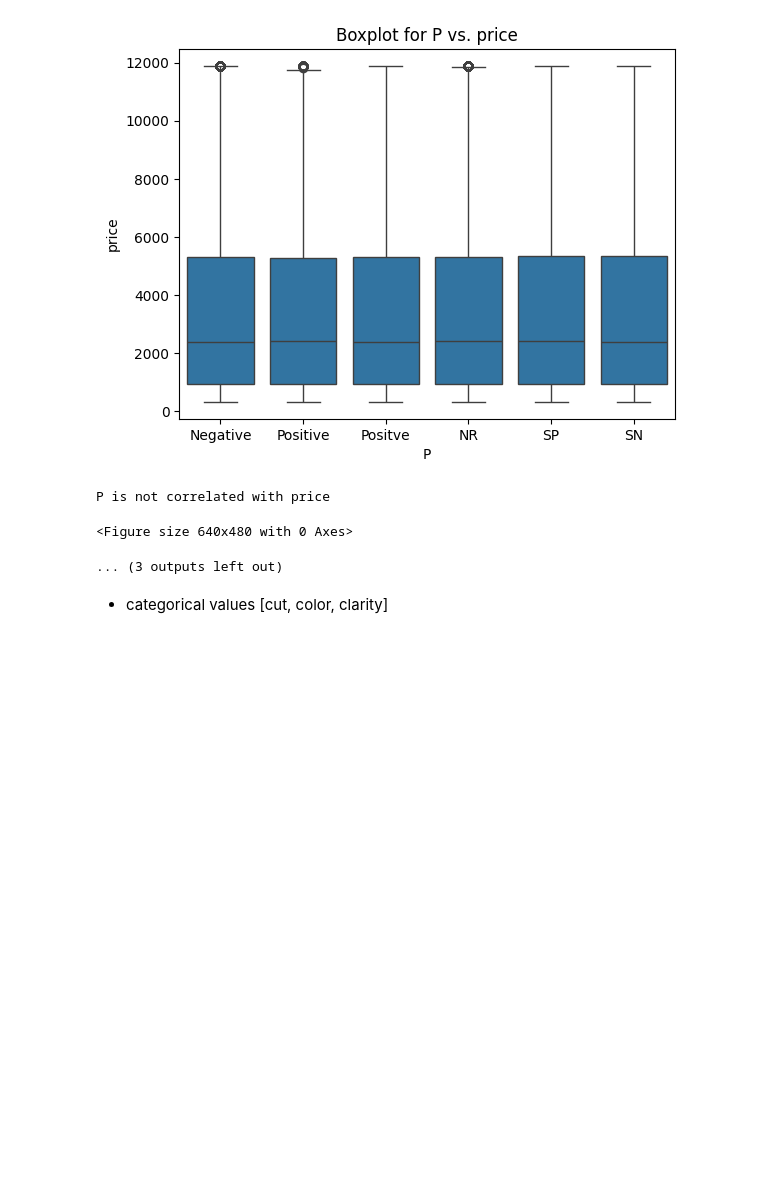
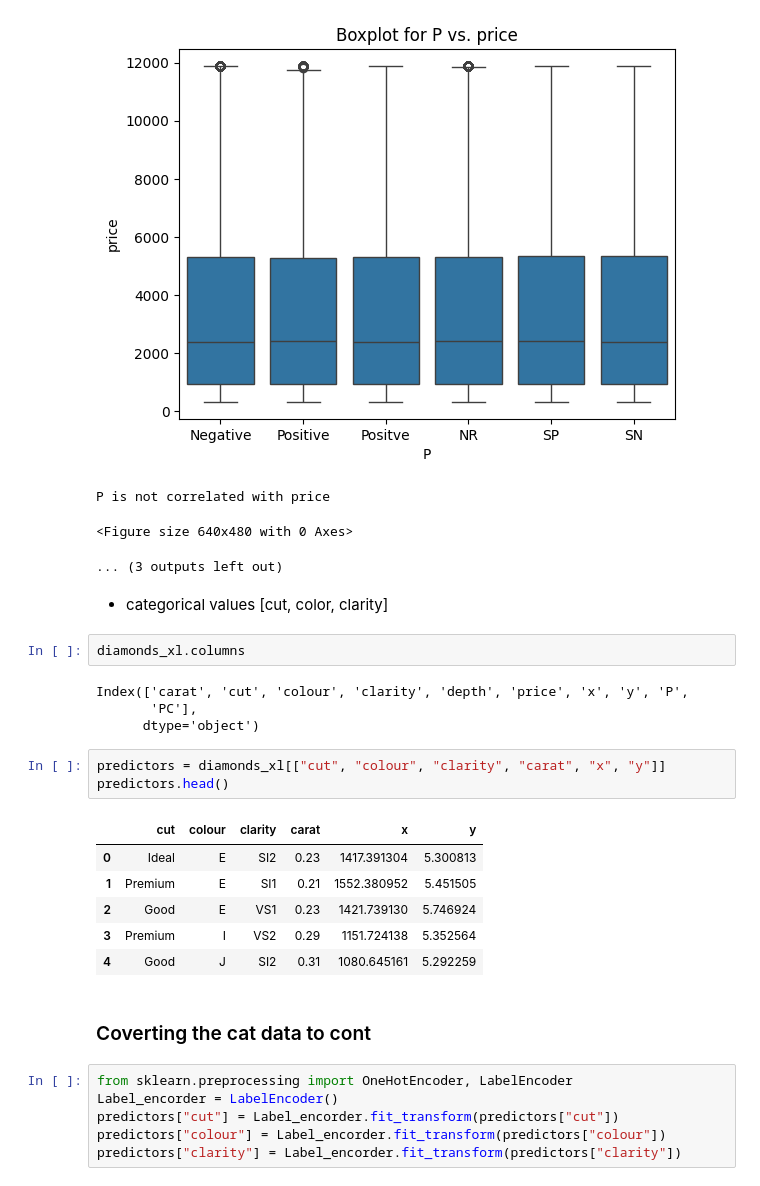
Before and after one commit to Data-Science-UCU-Chapter/Training-code-, a Jupyter notebook: first.ipynb, the cells around one changed output. Cells and saved outputs as stored; diff of their text form; blank space fills up the shorter version.

```diff
--- a/first.ipynb
+++ b/first.ipynb
@@ -241,3 +242,27 @@ P is not correlated with price
 ... (3 outputs left out)
 # %% [markdown]
 - categorical values [cut, color, clarity]
+# %%
+diamonds_xl.columns
+# %% [output]
+Index(['carat', 'cut', 'colour', 'clarity', 'depth', 'price', 'x', 'y', 'P',
+       'PC'],
+      dtype='object')
+# %%
+predictors = diamonds_xl[["cut", "colour", "clarity", "carat", "x", "y"]]
+predictors.head()
+# %% [output]
+|  | cut | colour | clarity | carat | x | y |
+| 0 | Ideal | E | SI2 | 0.23 | 1417.391304 | 5.300813 |
+| 1 | Premium | E | SI1 | 0.21 | 1552.380952 | 5.451505 |
+| 2 | Good | E | VS1 | 0.23 | 1421.739130 | 5.746924 |
+| 3 | Premium | I | VS2 | 0.29 | 1151.724138 | 5.352564 |
+| 4 | Good | J | SI2 | 0.31 | 1080.645161 | 5.292259 |
+# %% [markdown]
+### Coverting the cat data to cont
+# %%
+from sklearn.preprocessing import OneHotEncoder, LabelEncoder
+Label_encorder = LabelEncoder()
+predictors["cut"] = Label_encorder.fit_transform(predictors["cut"])
+predictors["colour"] = Label_encorder.fit_transform(predictors["colour"])
+predictors["clarity"] = Label_encorder.fit_transform(predictors["clarity"])
```
Also changed, not shown: parts of 4 cells of this notebook.
